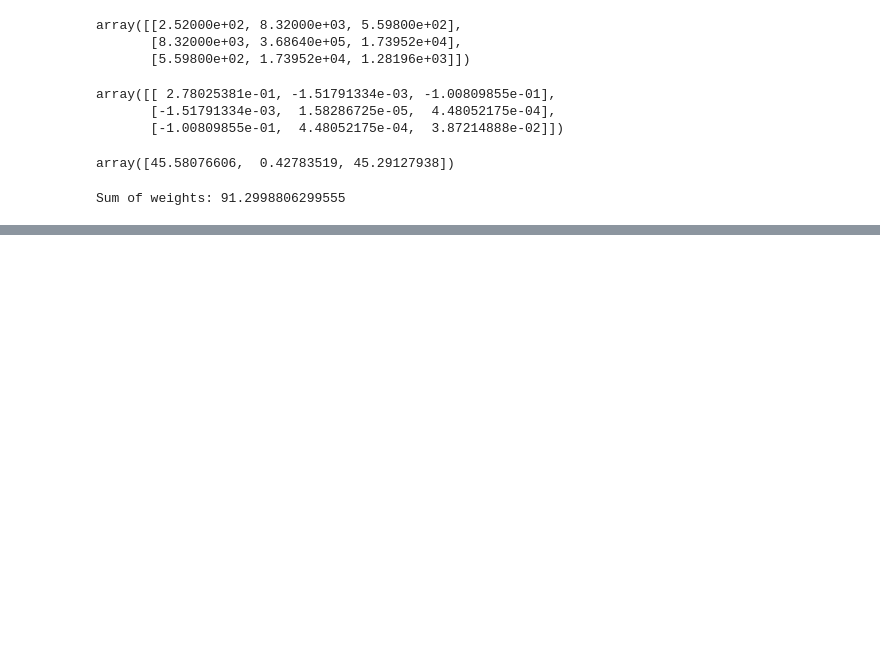
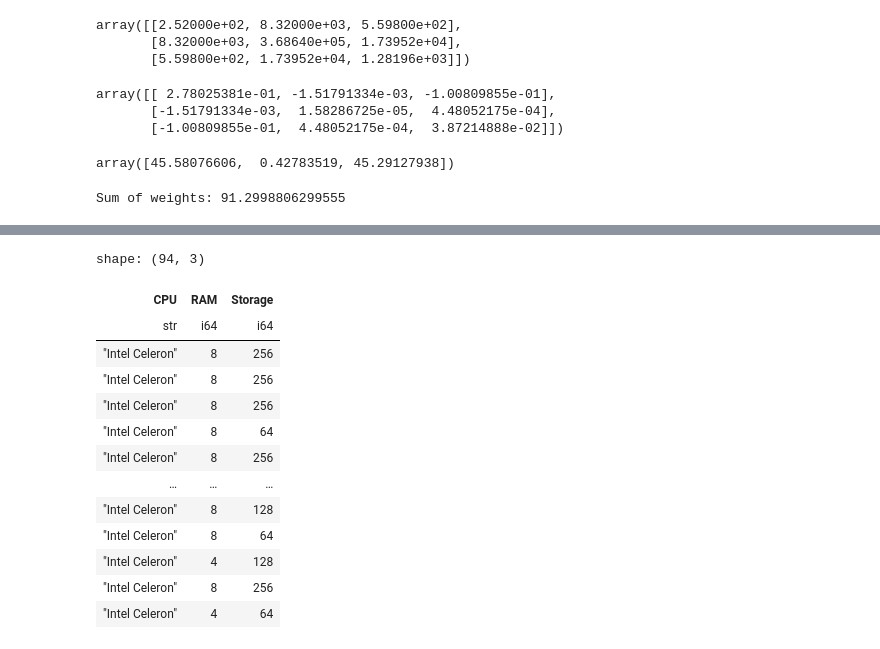
Before and after one commit to NikkiSatmaka/ml-zoomcamp, a Jupyter notebook: notebooks/homework_01.ipynb, the cells around one changed output, grey strips where cells are left out. Drawn from its saved outputs; the diff is of its cells as text; code cells hidden in the pictures; blank space fills up the shorter version.

```diff
--- a/notebooks/homework_01.ipynb
+++ b/notebooks/homework_01.ipynb
@@ -207,0 +217,17 @@ Sum of weights: 91.2998806299555
+# %%
+df.select(pl.col("CPU", "RAM", "Storage")).filter(pl.col("CPU").str.contains("Celeron"))
+# %% [output]
+shape: (94, 3)
+| CPU | RAM | Storage |
+| str | i64 | i64 |
+| "Intel Celeron" | 8 | 256 |
+| "Intel Celeron" | 8 | 256 |
+| "Intel Celeron" | 8 | 256 |
+| "Intel Celeron" | 8 | 64 |
+| "Intel Celeron" | 8 | 256 |
+| … | … | … |
+| "Intel Celeron" | 8 | 128 |
+| "Intel Celeron" | 8 | 64 |
+| "Intel Celeron" | 4 | 128 |
+| "Intel Celeron" | 8 | 256 |
+| "Intel Celeron" | 4 | 64 |
```
Also changed, not shown: parts of 6 cells of this notebook.
